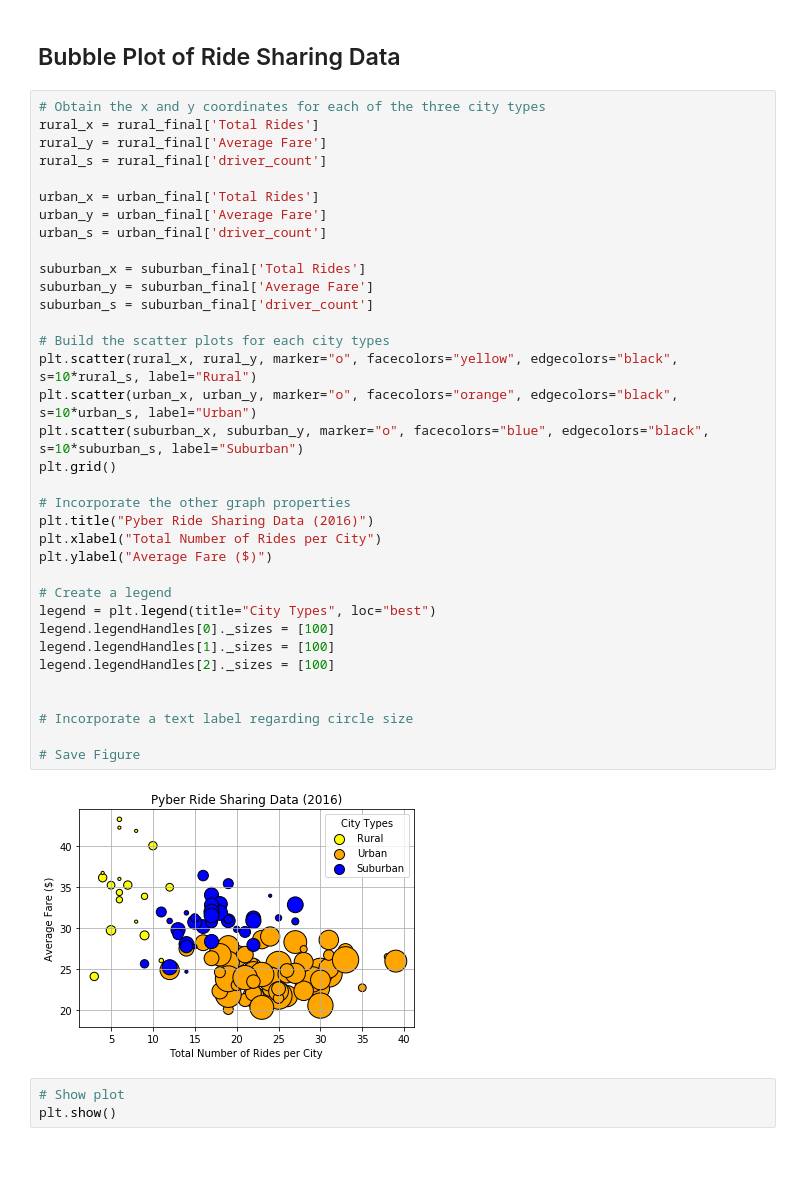
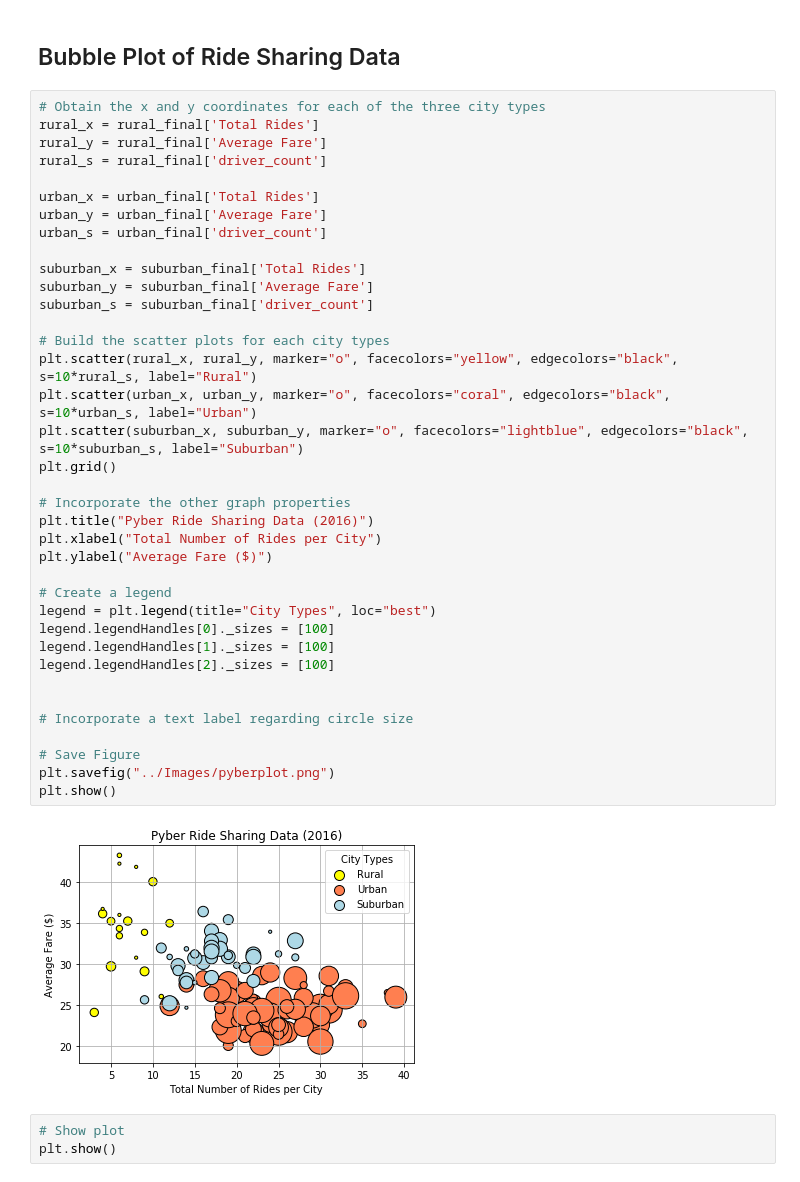
Before and after one commit to rpmsanchez/Data-Analysis-Visualization-Works, a Jupyter notebook: hw5/pyber_rsanchez copy.ipynb, the cells around one changed output. Saved outputs shown, nothing was run; the diff lists cells and outputs as text.

```diff
--- a/hw5/pyber_rsanchez copy.ipynb
+++ b/hw5/pyber_rsanchez copy.ipynb
@@ -60,36 +60,38 @@ rural_y = rural_final['Average Fare']
 rural_s = rural_final['driver_count']
 
 urban_x = urban_final['Total Rides']
 urban_y = urban_final['Average Fare']
 urban_s = urban_final['driver_count']
 
 suburban_x = suburban_final['Total Rides']
 suburban_y = suburban_final['Average Fare']
 suburban_s = suburban_final['driver_count']
 
 # Build the scatter plots for each city types
 plt.scatter(rural_x, rural_y, marker="o", facecolors="yellow", edgecolors="black", s=10*rural_s, label="Rural")
-plt.scatter(urban_x, urban_y, marker="o", facecolors="orange", edgecolors="black", s=10*urban_s, label="Urban")
-plt.scatter(suburban_x, suburban_y, marker="o", facecolors="blue", edgecolors="black", s=10*suburban_s, label="Suburban")
+plt.scatter(urban_x, urban_y, marker="o", facecolors="coral", edgecolors="black", s=10*urban_s, label="Urban")
+plt.scatter(suburban_x, suburban_y, marker="o", facecolors="lightblue", edgecolors="black", s=10*suburban_s, label="Suburban")
 plt.grid()
 
 # Incorporate the other graph properties
 plt.title("Pyber Ride Sharing Data (2016)")
 plt.xlabel("Total Number of Rides per City")
 plt.ylabel("Average Fare ($)")
 
 # Create a legend
 legend = plt.legend(title="City Types", loc="best")
 legend.legendHandles[0]._sizes = [100]
 legend.legendHandles[1]._sizes = [100]
 legend.legendHandles[2]._sizes = [100]
 
 
 # Incorporate a text label regarding circle size
 
 # Save Figure
+plt.savefig("../Images/pyberplot.png")
+plt.show()
 # %% [output]
-[figure, old version]
+[figure, new version]
 # %%
 # Show plot
 plt.show()
```
Also changed, not shown: parts of 6 cells of this notebook, 3 other files.
